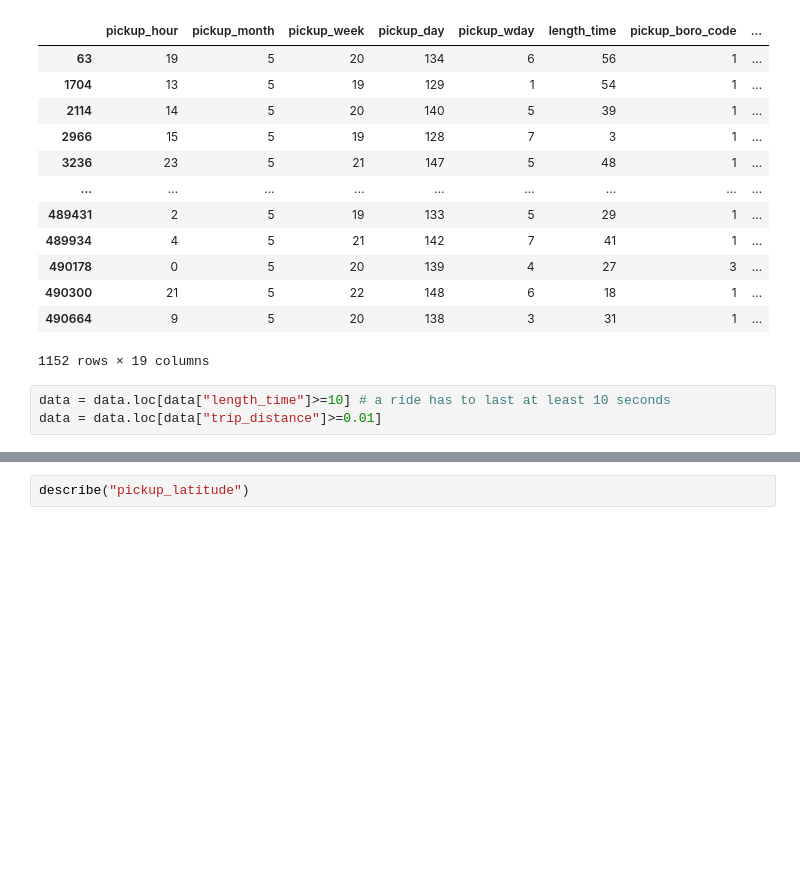
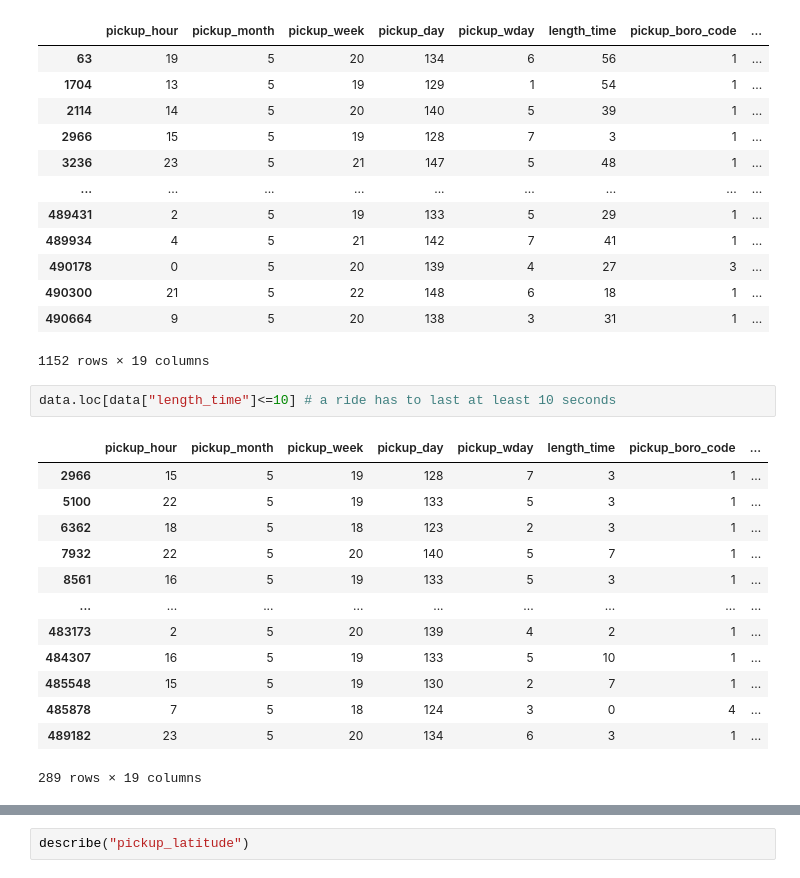
Before and after one commit to MichalKrzyzanski2002/Foundations-Data-Science-Project, a Jupyter notebook: Cleaning.ipynb, the cells around one changed output, grey strips where cells are left out. Cells and saved outputs as stored; diff of their text form; blank space fills up the shorter version.

```diff
--- a/Cleaning.ipynb
+++ b/Cleaning.ipynb
@@ -163,5 +162,18 @@ data.loc[data["length_time"]<60] # ok, some of the are reasonable, somebody got
 | 490664 | 9 | 5 | 20 | 138 | 3 | 31 | 1 | ... |
 1152 rows × 19 columns
 # %%
-data = data.loc[data["length_time"]>=10] # a ride has to last at least 10 seconds
-data = data.loc[data["trip_distance"]>=0.01]
+data.loc[data["length_time"]<=10] # a ride has to last at least 10 seconds
+# %% [output]
+|  | pickup_hour | pickup_month | pickup_week | pickup_day | pickup_wday | length_time | pickup_boro_code | ... |
+| 2966 | 15 | 5 | 19 | 128 | 7 | 3 | 1 | ... |
+| 5100 | 22 | 5 | 19 | 133 | 5 | 3 | 1 | ... |
+| 6362 | 18 | 5 | 18 | 123 | 2 | 3 | 1 | ... |
+| 7932 | 22 | 5 | 20 | 140 | 5 | 7 | 1 | ... |
+| 8561 | 16 | 5 | 19 | 133 | 5 | 3 | 1 | ... |
+| ... | ... | ... | ... | ... | ... | ... | ... | ... |
+| 483173 | 2 | 5 | 20 | 139 | 4 | 2 | 1 | ... |
+| 484307 | 16 | 5 | 19 | 133 | 5 | 10 | 1 | ... |
+| 485548 | 15 | 5 | 19 | 130 | 2 | 7 | 1 | ... |
+| 485878 | 7 | 5 | 18 | 124 | 3 | 0 | 4 | ... |
+| 489182 | 23 | 5 | 20 | 134 | 6 | 3 | 1 | ... |
+289 rows × 19 columns
```
Also changed, not shown: parts of 29 cells of this notebook.
